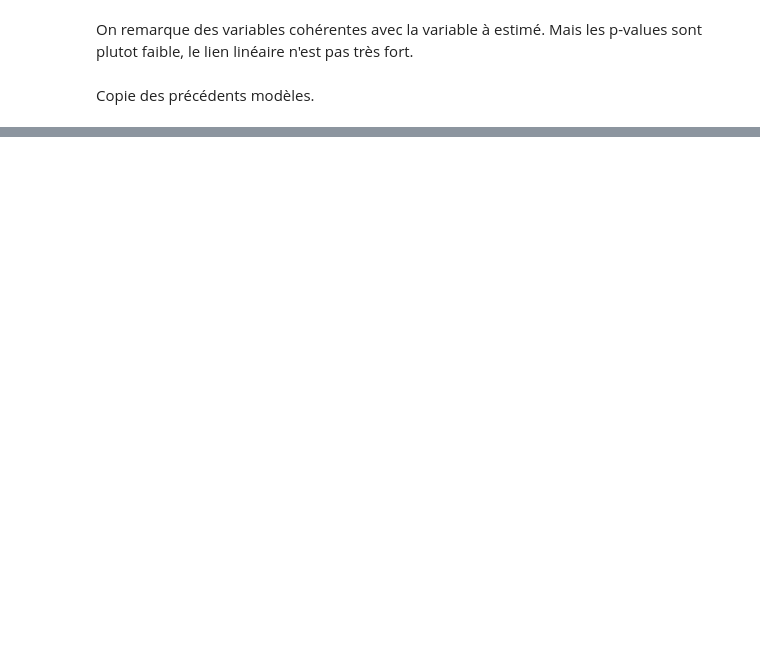
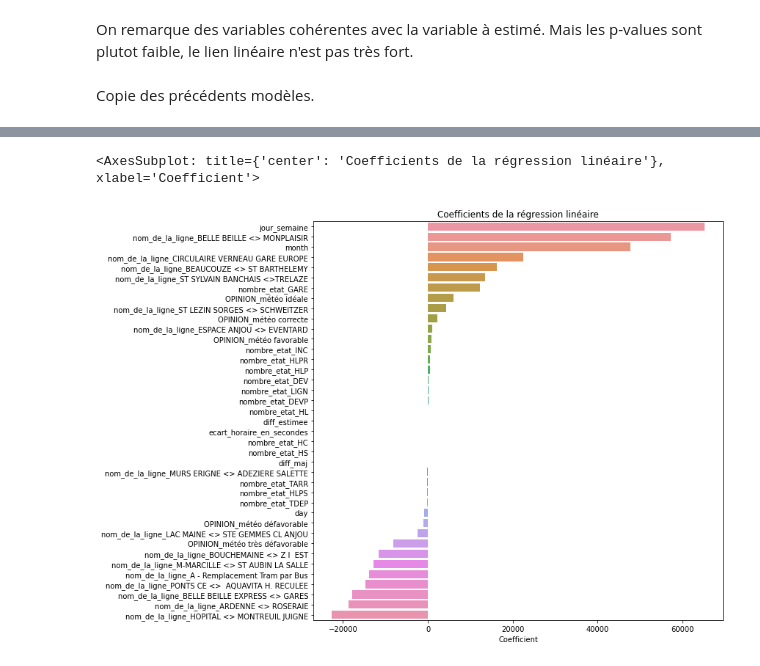
Before and after one commit to ClovisDel/qualite_trafic_tram_bus_angers, a Jupyter notebook: fix_ML.ipynb, the cells around one changed output, grey strips where cells are left out. Drawn from its saved outputs; the diff is of its cells as text; code cells hidden in the pictures; blank space fills up the shorter version.

```diff
--- a/fix_ML.ipynb
+++ b/fix_ML.ipynb
@@ -290,3 +307,15 @@ MAPE:  1.1314362366377335
+# %%
+# Coefficients de la régression linéaire
+coef_value = pd.DataFrame(lr.coef_, X_train.columns, columns=['Coefficient']).sort_values(by='Coefficient', ascending=False)
+
+import seaborn as sns
+fig = sns.barplot(x='Coefficient', y=coef_value.index, data=coef_value)
+fig.set_title('Coefficients de la régression linéaire')
+fig.figure.set_size_inches(10, 10)
+fig
+# %% [output]
+<AxesSubplot: title={'center': 'Coefficients de la régression linéaire'}, xlabel='Coefficient'>
+[figure, added]
 # %%
 time_start = time.time()
 
```
Also changed, not shown: parts of 28 cells of this notebook.
